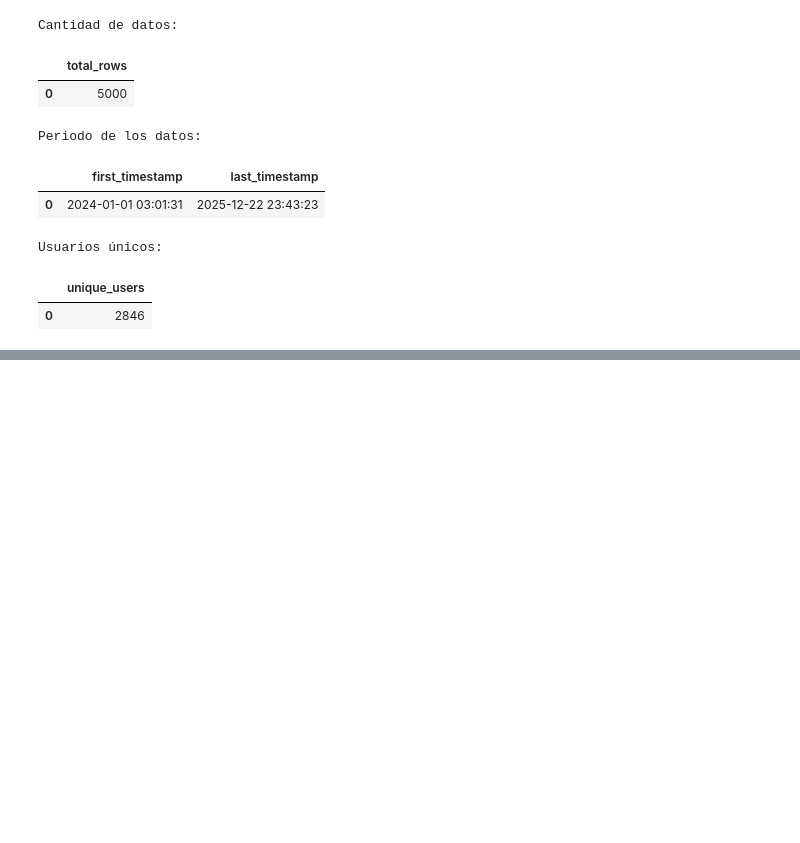
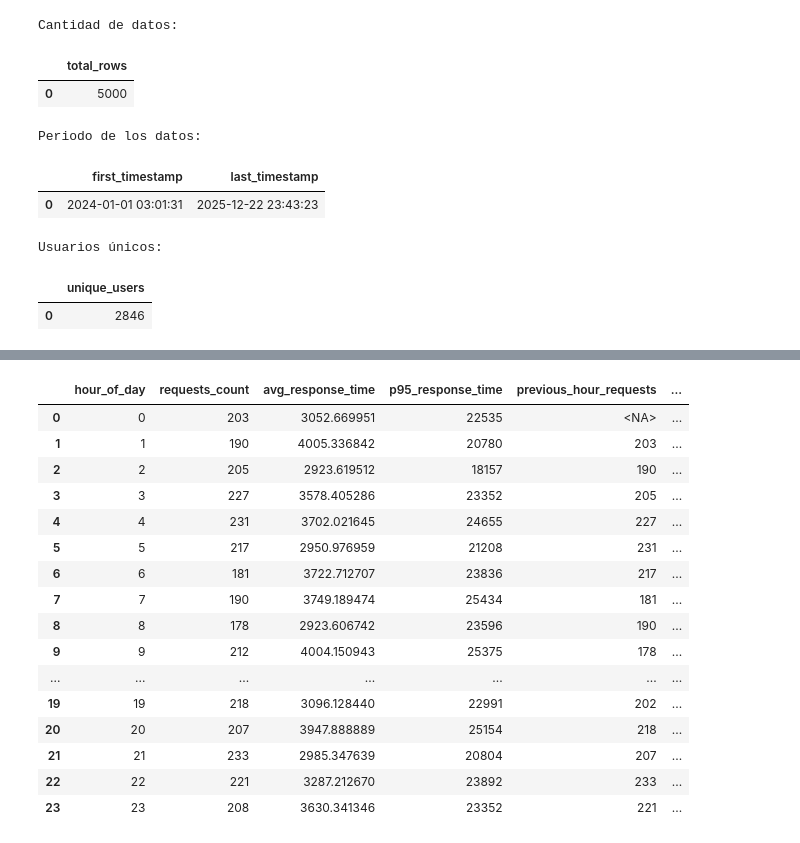
Before and after one commit to juancruzgodoy/web-server-log-analysis, a Jupyter notebook: notebooks/log_analysis.ipynb, the cells around one changed output, grey strips where cells are left out. Cells and saved outputs as stored; diff of their text form; code cells hidden in the pictures; blank space fills up the shorter version.

```diff
--- a/notebooks/log_analysis.ipynb
+++ b/notebooks/log_analysis.ipynb
@@ -157,0 +228,40 @@ display(con.sql("""
+# %%
+# Query 7: Cambios en el volumen de solicitudes por hora
+
+display(con.sql("""
+    WITH hourly_traffic AS (
+        SELECT
+                EXTRACT(HOUR FROM timestamp) AS hour_of_day,
+                COUNT(*) AS requests_count,
+                AVG(response_time_ms) AS avg_response_time,
+                quantile(response_time_ms, 0.95) AS p95_response_time
+        FROM access_logs
+        GROUP BY hour_of_day
+    )
+    SELECT
+        hour_of_day,
+        requests_count,
+        avg_response_time,
+        p95_response_time,
+        LAG(requests_count) OVER (ORDER BY hour_of_day) AS previous_hour_requests,
+        (requests_count - previous_hour_requests) AS request_change
+    FROM hourly_traffic
+""").df())
+# %% [output]
+|  | hour_of_day | requests_count | avg_response_time | p95_response_time | previous_hour_requests | ... |
+| 0 | 0 | 203 | 3052.669951 | 22535 | <NA> | ... |
+| 1 | 1 | 190 | 4005.336842 | 20780 | 203 | ... |
+| 2 | 2 | 205 | 2923.619512 | 18157 | 190 | ... |
+| 3 | 3 | 227 | 3578.405286 | 23352 | 205 | ... |
+| 4 | 4 | 231 | 3702.021645 | 24655 | 227 | ... |
+| 5 | 5 | 217 | 2950.976959 | 21208 | 231 | ... |
+| 6 | 6 | 181 | 3722.712707 | 23836 | 217 | ... |
+| 7 | 7 | 190 | 3749.189474 | 25434 | 181 | ... |
+| 8 | 8 | 178 | 2923.606742 | 23596 | 190 | ... |
+| 9 | 9 | 212 | 4004.150943 | 25375 | 178 | ... |
+| ... | ... | ... | ... | ... | ... | ... |
+| 19 | 19 | 218 | 3096.128440 | 22991 | 202 | ... |
+| 20 | 20 | 207 | 3947.888889 | 25154 | 218 | ... |
+| 21 | 21 | 233 | 2985.347639 | 20804 | 207 | ... |
+| 22 | 22 | 221 | 3287.212670 | 23892 | 233 | ... |
+| 23 | 23 | 208 | 3630.341346 | 23352 | 221 | ... |
```
Also changed, not shown: parts of 9 cells of this notebook, 1 other file.
